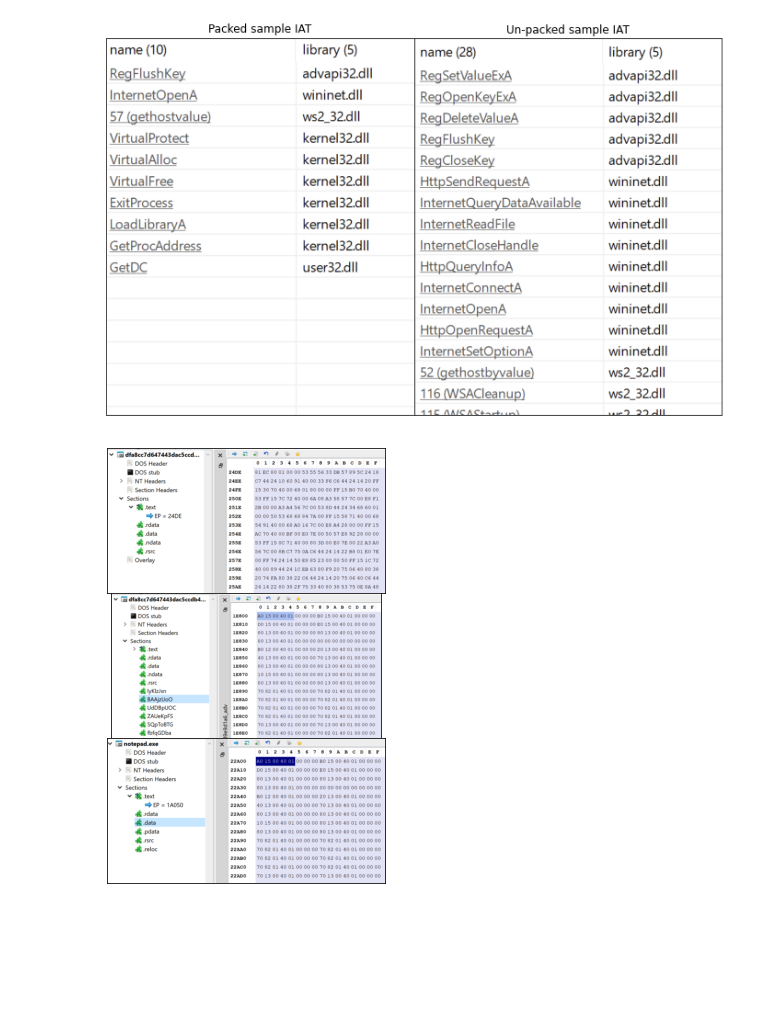
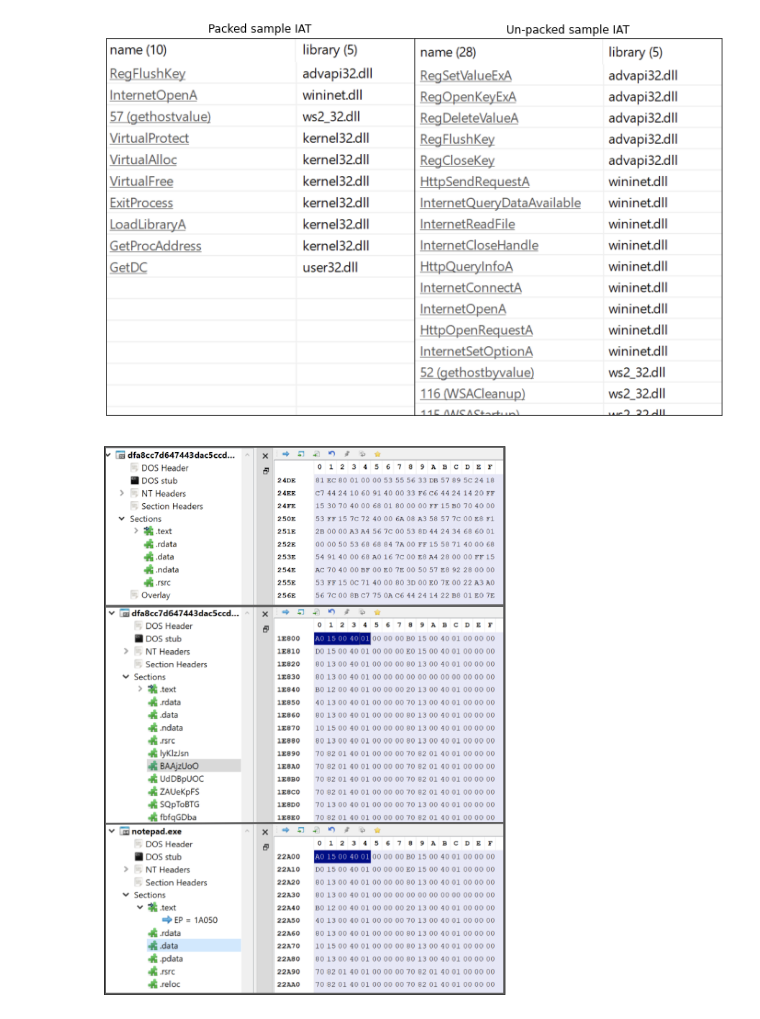
Before and after one commit to dtrizna/quo.vadis, a Jupyter notebook: img/img_as_subplots.ipynb, the cells around one changed output. Cells and saved outputs as stored; diff of their text form; code cells hidden in the pictures; blank space fills up the shorter version.

```diff
--- a/img/img_as_subplots.ipynb
+++ b/img/img_as_subplots.ipynb
@@ -16,17 +16,13 @@ plt.subplots_adjust(wspace=0, hspace=0)
 # %% [output]
 [figure]
 # %%
-fig, ax = plt.subplots(3,1, figsize=(14,8))
+fig = plt.figure(figsize=(14,14))
 
-img_1 = mpimg.imread("adv_structure_1.png")
-img_2 = mpimg.imread("adv_structure_2.png")
-img_3 = mpimg.imread("adv_structure_3.png")
-ax[0].imshow(img_1)
-#ax[0].set_title("Packed sample IAT")
-ax[1].imshow(img_2)
-#ax[1].set_title("Un-packed sample IAT")
-ax[2].imshow(img_3)
-[(x.set_xticks([]),x.set_yticks([])) for x in ax]
+img_1 = mpimg.imread("gamma_structure.png")
+plt.imshow(img_1, interpolation='nearest')#, aspect='auto', )
+plt.xticks([])
+plt.yticks([])
+#[(x.set_xticks([]),x.set_yticks([])) for x in [ax]]
 plt.subplots_adjust(wspace=0, hspace=0)
 # %% [output]
-[figure, old version]
+[figure, new version]
```
